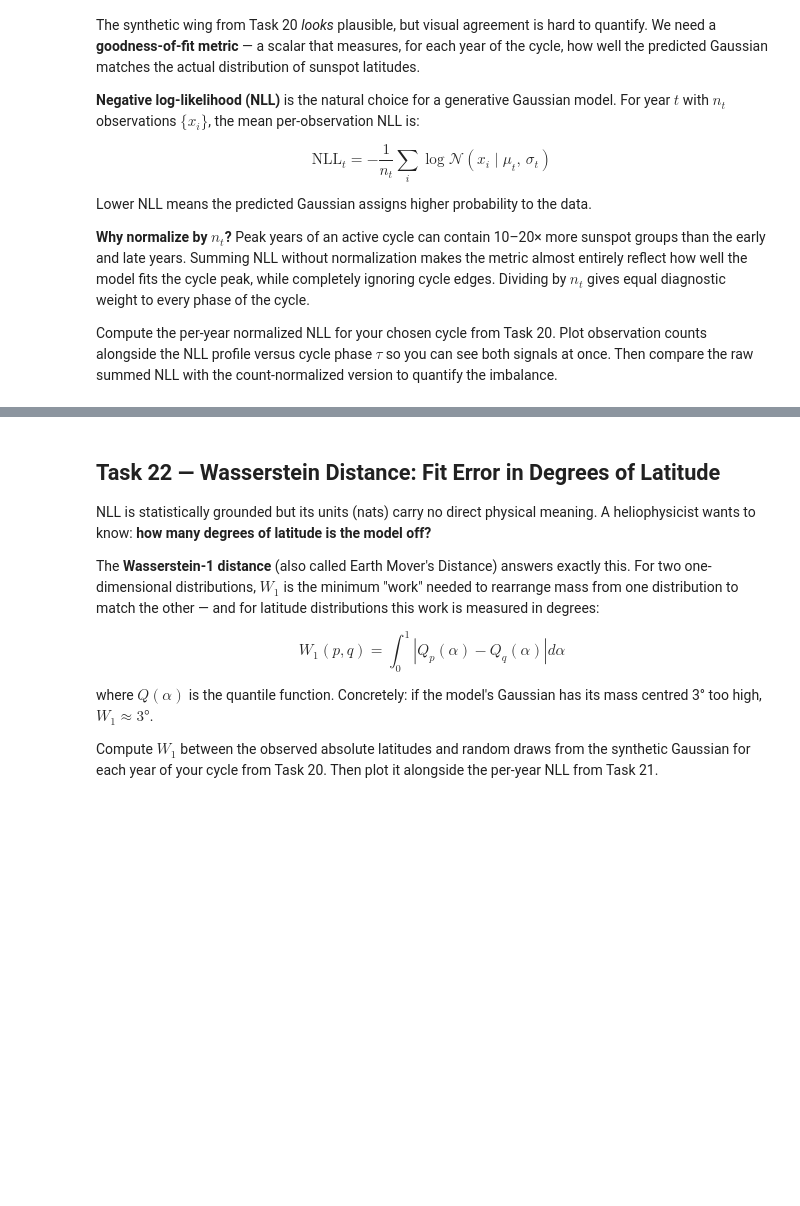
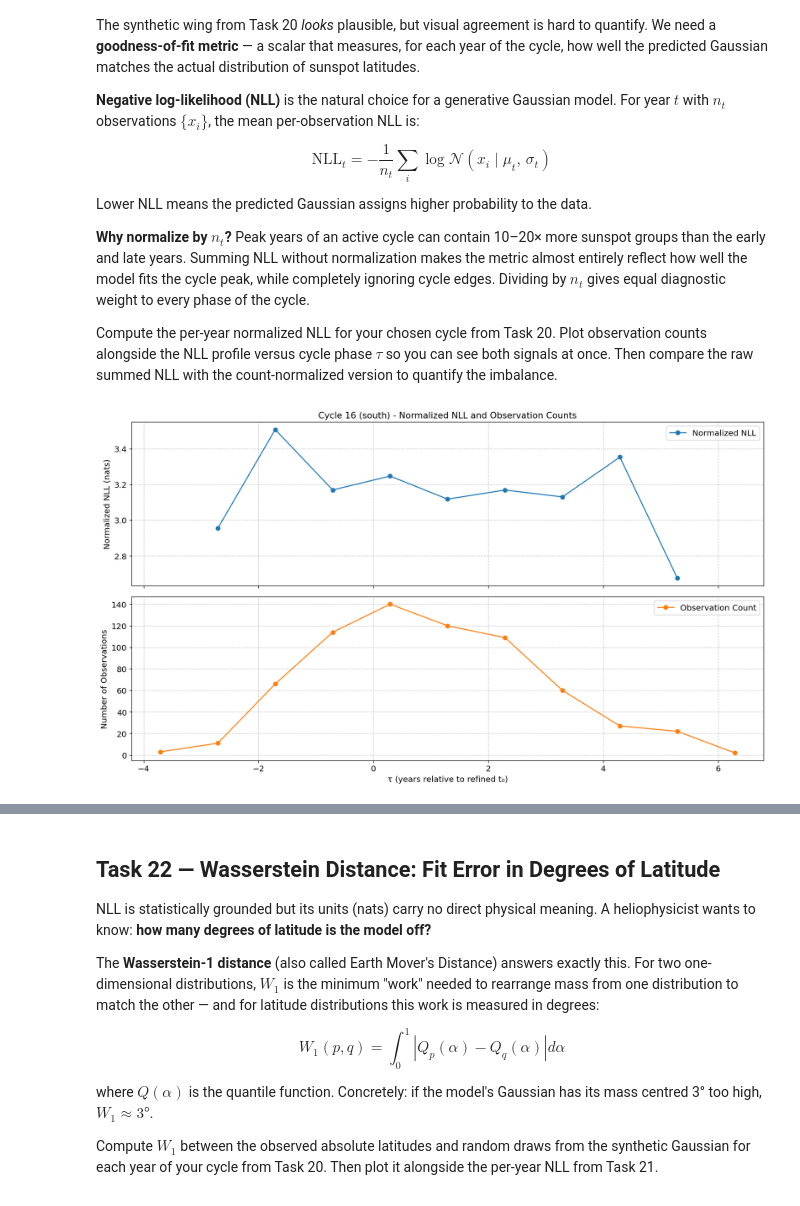
Before and after one commit to SwRI-IDEA-Lab/butterflai, a Jupyter notebook: weeks/week_06/06_2D_Wings_metrics.ipynb, the cells around one changed output, grey strips where cells are left out. Cells and saved outputs as stored; diff of their text form; code cells hidden in the pictures; blank space fills up the shorter version.

Commit message:
Work through task 25

```diff
--- a/weeks/week_06/06_2D_Wings_metrics.ipynb
+++ b/weeks/week_06/06_2D_Wings_metrics.ipynb
@@ -959,0 +1091,83 @@ Compute the per-year normalized NLL for your chosen cycle from Task 20. Plot obs
+# %%
+nll_per_year = []
+ob_counts_per_year = []
+
+# Loop through each year in the synthetic data
+for i, yr in enumerate(year_ann):
+    # Get observed latitudes for the current year and hemisphere
+    yr_lats_observed = df_cyc_hemi.loc[df_cyc_hemi["year"] == yr, "abs_latitude"].values
+
+    # Skip years with too few observations for NLL calculation
+    if len(yr_lats_observed) < 5:
+        nll_per_year.append(np.nan)
+        ob_counts_per_year.append(len(yr_lats_observed))
+        continue
+
+    # Predicted mean and standard deviation for the current year
+    mu_t = mu_ann[i]
+    sigma_t = sigma_ann[i]
+
+    # Handle cases where sigma_t might be non-positive, which would cause issues with logpdf
+    if sigma_t <= 0:
+        nll_per_year.append(np.nan) # NLL is undefined for non-positive sigma
+        ob_counts_per_year.append(len(yr_lats_observed))
+        continue
+
+    # Calculate log likelihood for each observation in the year
+    log_likelihoods = sp_norm.logpdf(yr_lats_observed, loc=mu_t, scale=sigma_t)
+
+    # Calculate mean per-observation NLL for the year
+    nll_t = -np.mean(log_likelihoods)
+
+    nll_per_year.append(nll_t)
+    ob_counts_per_year.append(len(yr_lats_observed))
+
+# Create a DataFrame for easier plotting
+nll_df = pd.DataFrame({
+    'year': year_ann,
+    'tau': tau_ann,
+    'nll': nll_per_year,
+    'obs_count': ob_counts_per_year
+})
+
+# Plotting
+fig, axes = plt.subplots(2, 1, figsize=(14, 8), sharex=True)
+
+# Plot NLL profile
+ax1 = axes[0]
+ax1.plot(nll_df['tau'], nll_df['nll'], 'o-', color='tab:blue', label='Normalized NLL')
+ax1.set_ylabel('Normalized NLL (nats)')
+ax1.set_title(f'Cycle {cycle_number} ({hemisphere}) - Normalized NLL and Observation Counts')
+ax1.grid(True, linestyle='--', alpha=0.7)
+ax1.legend()
+
+# Plot observation counts
+ax2 = axes[1]
+ax2.plot(nll_df['tau'], nll_df['obs_count'], 'o-', color='tab:orange', label='Observation Count')
+ax2.set_xlabel('τ (years relative to refined t₀)')
+ax2.set_ylabel('Number of Observations')
+ax2.grid(True, linestyle='--', alpha=0.7)
+ax2.legend()
+
+plt.tight_layout()
+plt.show()
+
+# Compare raw summed NLL with count-normalized version
+raw_summed_nll = 0
+count_normalized_nll = 0
+total_observations = 0
+total_years = 0
+
+for i, nll_val in enumerate(nll_per_year):
+    if not np.isnan(nll_val):
+        obs_count = ob_counts_per_year[i]
+        raw_summed_nll += nll_val * obs_count # This is sum of log_likelihoods without initial division
+        count_normalized_nll += nll_val
+        total_observations += obs_count
+        total_years += 1
+
+print(f"\nTotal raw summed NLL (sum of -log(P(x|mu,sigma)) across all points): {-raw_summed_nll:.2f}")
+print(f"Average per-observation NLL (equivalent to NLL_t if n_t=1): {raw_summed_nll / total_observations:.2f} nats/observation")
+print(f"Average per-year normalized NLL: {count_normalized_nll / total_years:.2f} nats/year")
+# %% [output]
+[figure, added]
```
Also changed, not shown: parts of 21 cells of this notebook.
